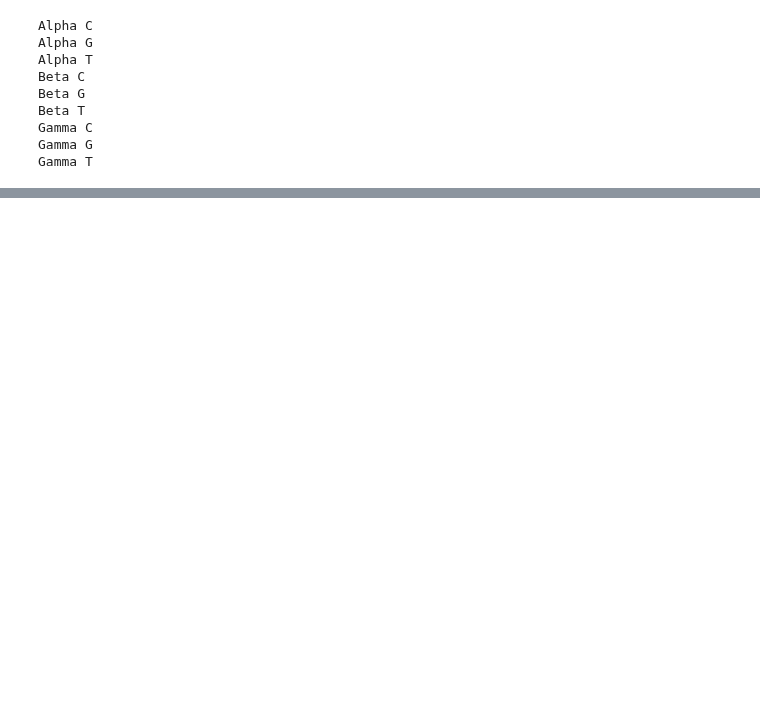
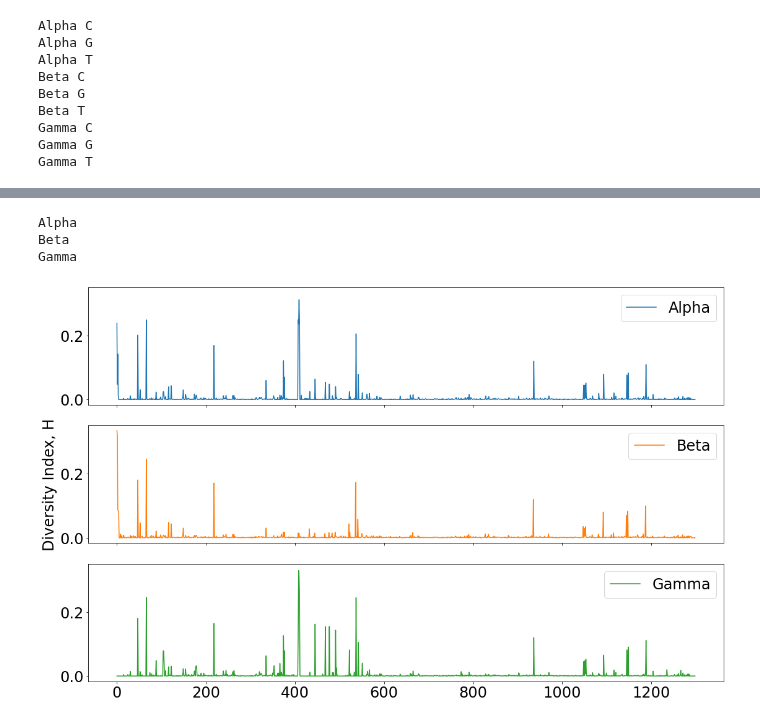
Before and after one commit to hsmurali/Hot_Springs_Analysis, a Jupyter notebook: Scripts/Strain-Analysis/Single_Cell_Gabe/Plot_16S_Alignment_Profiles.ipynb, the cells around one changed output, grey strips where cells are left out. Saved outputs shown, nothing was run; the diff lists cells and outputs as text; code cells hidden in the pictures; blank space fills up the shorter version.

```diff
--- a/Scripts/Strain-Analysis/Single_Cell_Gabe/Plot_16S_Alignment_Profiles.ipynb
+++ b/Scripts/Strain-Analysis/Single_Cell_Gabe/Plot_16S_Alignment_Profiles.ipynb
@@ -173,0 +145,24 @@ cbar = fig.colorbar(im1, cbar_ax)
+# %%
+df_temp = pd.DataFrame()
+nucleotides = ['A','C','G', 'T']
+for allele in ['Alpha','Beta','Gamma']:
+    print(allele)
+    df_temp[allele] = np.zeros(1300)
+    for i in range(len(nucleotides)):
+        for j in range(i+1, len(nucleotides)):
+            df_temp[allele] += (df_normalized[(allele,nucleotides[i])]*df_normalized[(allele,nucleotides[j])])
+
+fig, ax = plt.subplots(3,1, figsize = (16,10), sharex = True, sharey = True)
+
+df_temp[['Alpha']].plot(ax = ax[0], color = 'C0')
+df_temp[['Beta']].plot(ax = ax[1], color = 'C1')
+df_temp[['Gamma']].plot(ax = ax[2], color = 'C2')
+
+ax[1].set_ylabel('Diversity Index, H')
+
+fig.tight_layout()
+# %% [output]
+Alpha
+Beta
+Gamma
+[figure, added]
```
Also changed, not shown: parts of 6 cells of this notebook, 1 other file.
